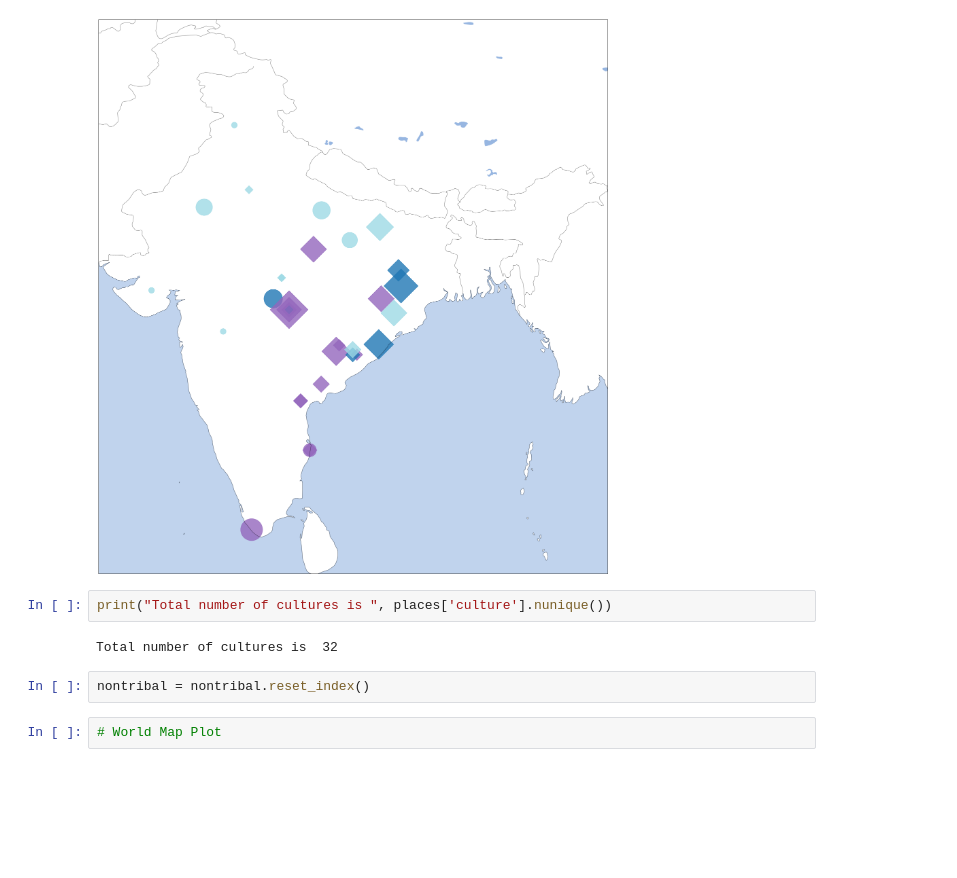
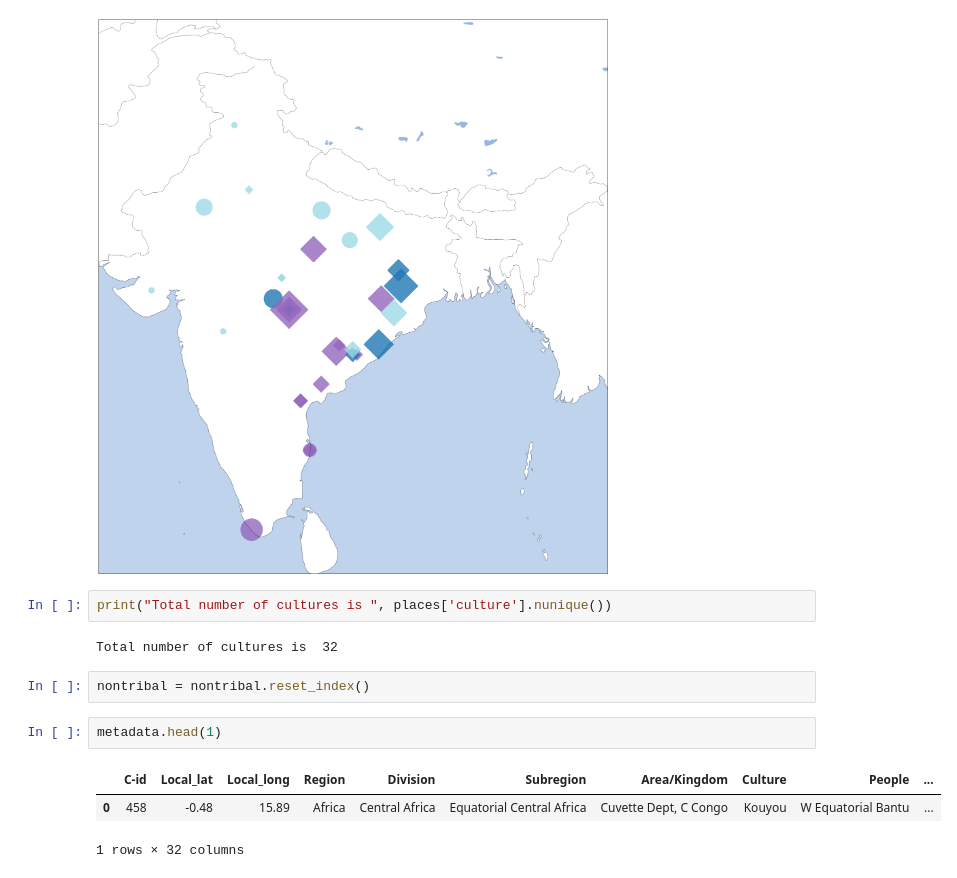
Before and after one commit to comp-music-lab/sfc-journal-2020, a Jupyter notebook: Map Plots.ipynb, the cells around one changed output. Cells and saved outputs as stored; diff of their text form; blank space fills up the shorter version.

```diff
--- a/Map Plots.ipynb
+++ b/Map Plots.ipynb
@@ -128,5 +130,9 @@ print("Total number of cultures is ", places['culture'].nunique())
 Total number of cultures is  32
 # %%
 nontribal = nontribal.reset_index()
-# %%
-# World Map Plot
+# %%
+metadata.head(1)
+# %% [output]
+|  | C-id | Local_lat | Local_long | Region | Division | Subregion | Area/Kingdom | Culture | People | ... |
+| 0 | 458 | -0.48 | 15.89 | Africa | Central Africa | Equatorial Central Africa | Cuvette Dept, C Congo | Kouyou | W Equatorial Bantu | ... |
+1 rows × 32 columns
```
Also changed, not shown: parts of 3 cells of this notebook, 8 other files.
